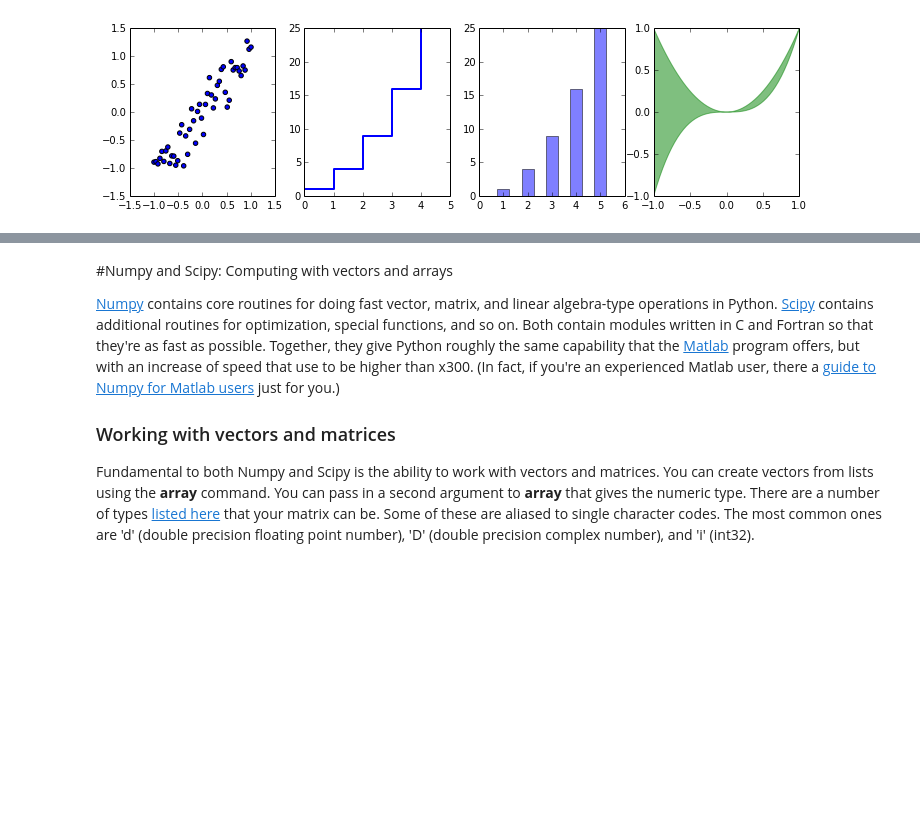
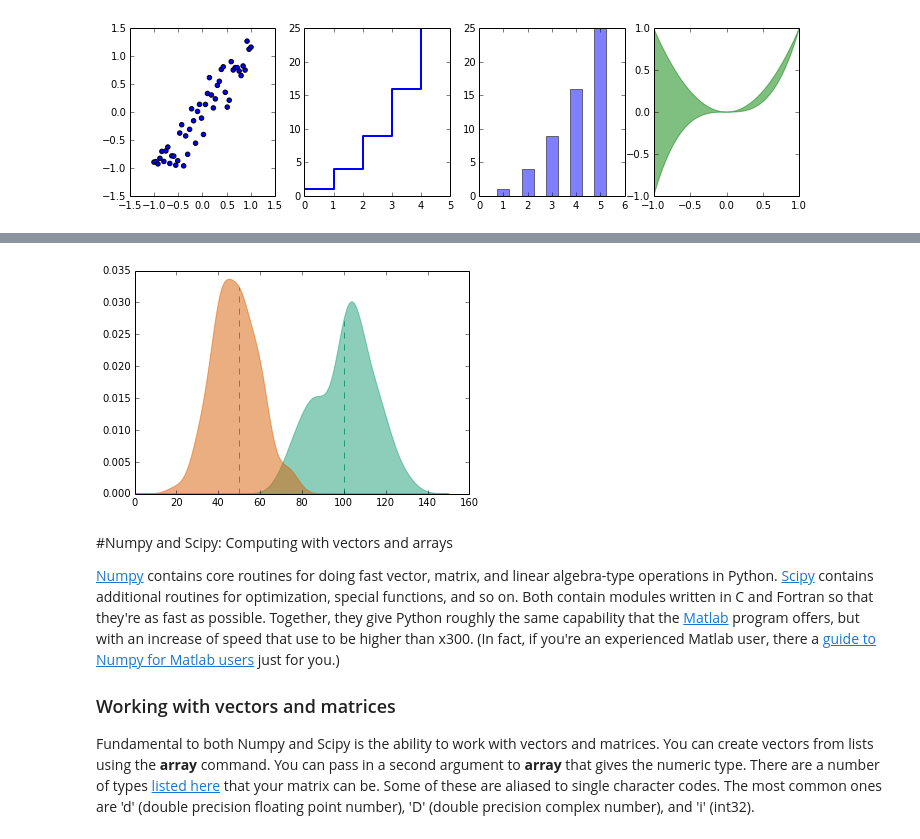
Before and after one commit to jpcolino/Python-for-Data-Analysis-and-Statistical-Modelling, a Jupyter notebook: Day01_Python_Programming.ipynb, the cells around one changed output, grey strips where cells are left out. Saved outputs shown, nothing was run; the diff lists cells and outputs as text; code cells hidden in the pictures; blank space fills up the shorter version.

```diff
--- a/Day01_Python_Programming.ipynb
+++ b/Day01_Python_Programming.ipynb
@@ -954,3 +967,21 @@ NameError: global name 'cos' is not defined
+# %%
+from scipy import stats
+x1 = 100 + 15 * np.random.randn(100)
+x2 = 50 + 10 * np.random.randn(100)
+
+density1 = stats.kde.gaussian_kde(x1)
+density2 = stats.kde.gaussian_kde(x2)
+
+x = np.linspace(0, 150, 200)
+# %%
+plt.fill_between(x, 0, density1(x), alpha=0.5, color='#1B9E77')
+plt.fill_between(x, 0, density2(x), alpha=0.5, color='#D95F02')
+
+plt.plot([100,100],[0,density1(100)], color ='#1B9E77', linewidth=1, linestyle="--")
+plt.plot([50,50],[0,density2(50)], color ='#D95F02', linewidth=1, linestyle="--")
+plt.show()
+# %% [output]
+[figure, added]
 # %% [markdown]
 #Numpy and Scipy: Computing with vectors and arrays
 
```
Also changed, not shown: parts of 8 cells of this notebook.
